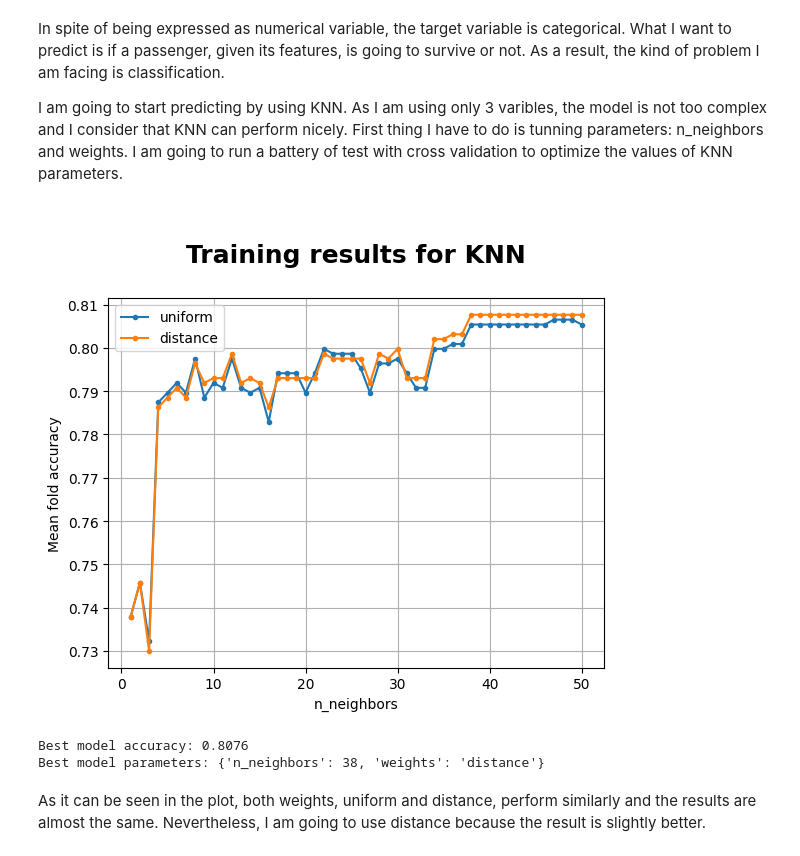
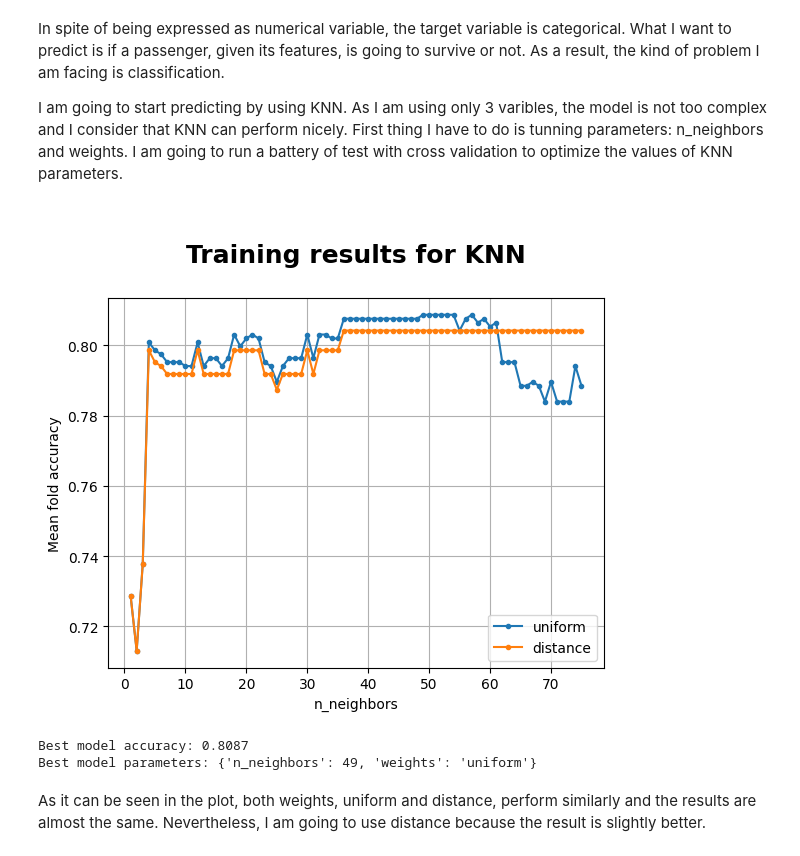
Before and after one commit to jramon-mm/ML_DL_Challenges, a Jupyter notebook: Titanic/Titanic.ipynb, the cells around one changed output. Cells and saved outputs as stored; diff of their text form; code cells hidden in the pictures.

```diff
--- a/Titanic/Titanic.ipynb
+++ b/Titanic/Titanic.ipynb
@@ -1120,51 +1118,51 @@ In spite of being expressed as numerical variable, the target variable is catego
 
 I am going to start predicting by using KNN. As I am using only 3 varibles, the model is not too complex and I consider that KNN can perform nicely. First thing I have to do is tunning parameters: n_neighbors and weights. I am going to run a battery of test with cross validation to optimize the values of KNN parameters.
 # %%
-# Initializing cross-validation
-cv_obj = KFold(n_splits=7, shuffle=True, random_state=33)
+# Initialising cross-validation
+cv_obj = KFold(n_splits=5, shuffle=True, random_state=33)
 
 # Defining the parameter grid
 knn_param_grid = {
-    'n_neighbors': list(range(1, 51)),
+    'n_neighbors': list(range(1, 76)),
     'weights': ['uniform', 'distance']
 }
 
-# Initializing KNeighborsClassifier
+# Initialising KNeighborsClassifier
 knn = KNeighborsClassifier()
 
-# Initializing GridSearchCV
-grid_search = GridSearchCV(knn, knn_param_grid, scoring='accuracy', cv=cv_obj)
+# Initialising GridSearchCV
+knn_grid_search = GridSearchCV(knn, knn_param_grid, scoring='accuracy', cv=cv_obj)
 
 # Fitting the model
-grid_search.fit(df_train_pred.drop(['Survived'], axis=1), df_train_pred['Survived'])
+knn_grid_search.fit(df_train_pred.drop(['Survived'], axis=1), df_train_pred['Survived'])
 
 # Extracting results
-training_results = grid_search.cv_results_
-best_params = grid_search.best_params_
-best_accuracy = grid_search.best_score_
-best_knn_model = grid_search.best_estimator_
+knn_training_results = knn_grid_search.cv_results_
+best_knn_params = knn_grid_search.best_params_
+best_knn_accuracy = knn_grid_search.best_score_
+best_knn_model = knn_grid_search.best_estimator_
+
+# Getting mean accuracies from training results
+uniform_accuracies = knn_training_results['mean_test_score'][::2]
+distance_accuracies = knn_training_results['mean_test_score'][1::2]
 
 # Plotting the results
-uniform_accuracies = training_results['mean_test_score'][::2]
-distance_accuracies = training_results['mean_test_score'][1::2]
-
 plt.plot(knn_param_grid['n_neighbors'], uniform_accuracies, marker='.', label='uniform')
 plt.plot(knn_param_grid['n_neighbors'], distance_accuracies, marker='.', label='distance')
-
 plt.xlabel('n_neighbors')
 plt.ylabel('Mean fold accuracy')
 plt.title('\nTraining results for KNN\n', fontsize=18, weight='bold')
 plt.legend()
 plt.grid(True)
 plt.show()
 
 # Printing the best model accuracy and parameters
-print(f'Best model accuracy: {best_accuracy:.4f}')
-print(f'Best model parameters: {best_params}')
+print(f'Best model accuracy: {best_knn_accuracy:.4f}')
+print(f'Best model parameters: {best_knn_params}')
 # %% [output]
-[figure, old version]
+[figure, new version]
-Best model accuracy: 0.8076
-Best model parameters: {'n_neighbors': 38, 'weights': 'distance'}
+Best model accuracy: 0.8087
+Best model parameters: {'n_neighbors': 49, 'weights': 'uniform'}
 # %% [markdown]
 As it can be seen in the plot, both weights, uniform and distance, perform similarly and the results are almost the same. Nevertheless, I am going to use distance because the result is slightly better.
 # %%
```
Also changed, not shown: parts of 12 cells of this notebook.
